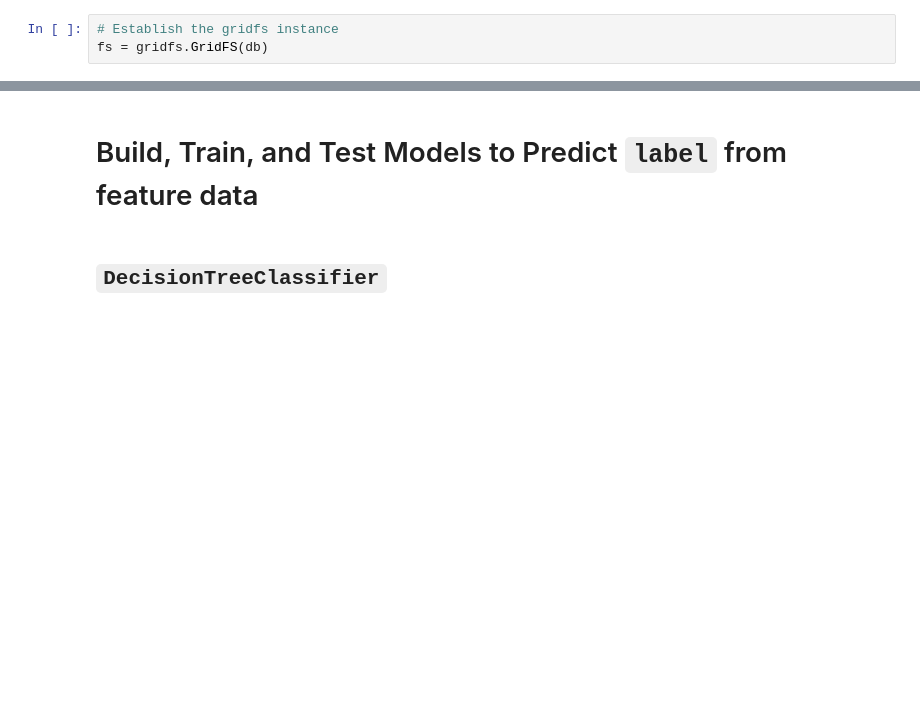
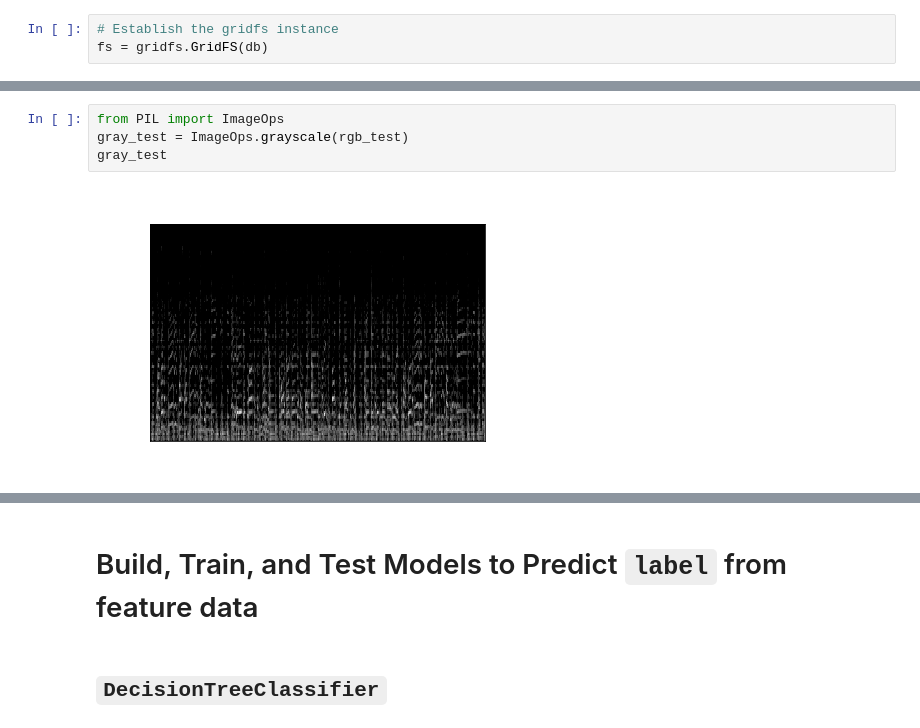
Before and after one commit to tlin41390/MusicClassification, a Jupyter notebook: MusicClassification.ipynb, the cells around one changed output, grey strips where cells are left out. Drawn from its saved outputs; the diff is of its cells as text; blank space fills up the shorter version.

```diff
--- a/MusicClassification.ipynb
+++ b/MusicClassification.ipynb
@@ -81,0 +79,6 @@ fs = gridfs.GridFS(db)
+# %%
+from PIL import ImageOps
+gray_test = ImageOps.grayscale(rgb_test)
+gray_test
+# %% [output]
+[figure, added]
```
Also changed, not shown: parts of 32 cells of this notebook, 1 other file.
